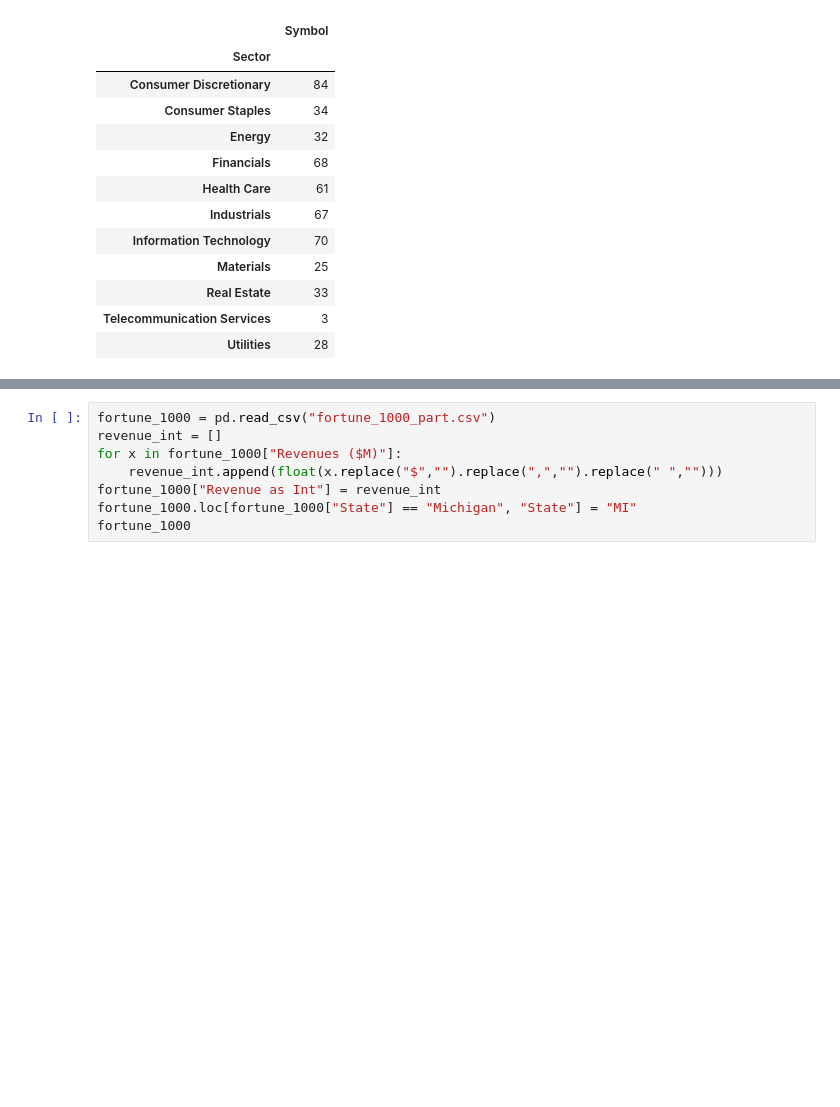
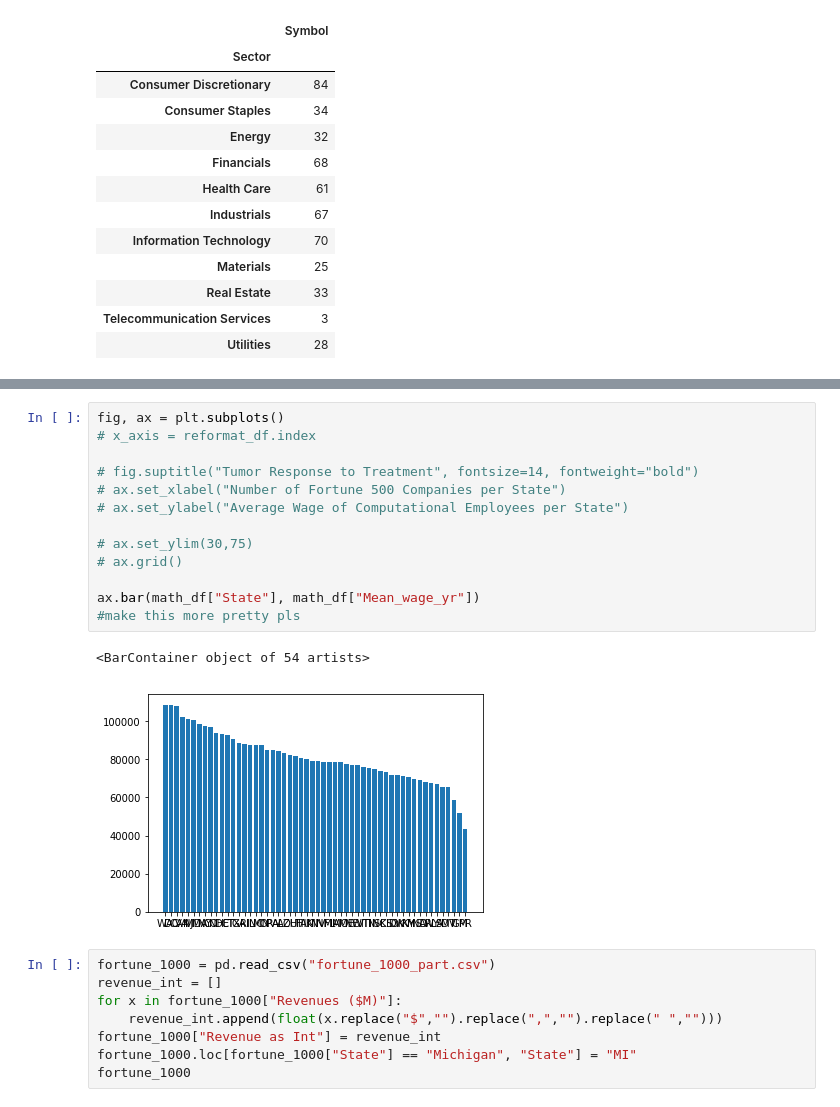
Before and after one commit to yujinie-choi/data_project_one, a Jupyter notebook: yujin_data.ipynb, the cells around one changed output, grey strips where cells are left out. Cells and saved outputs as stored; diff of their text form; blank space fills up the shorter version.

```diff
--- a/yujin_data.ipynb
+++ b/yujin_data.ipynb
@@ -55,3 +56,19 @@ math_df.head()
+# %%
+fig, ax = plt.subplots()
+# x_axis = reformat_df.index
+
+# fig.suptitle("Tumor Response to Treatment", fontsize=14, fontweight="bold")
+# ax.set_xlabel("Number of Fortune 500 Companies per State")
+# ax.set_ylabel("Average Wage of Computational Employees per State")
+
+# ax.set_ylim(30,75)
+# ax.grid()
+
+ax.bar(math_df["State"], math_df["Mean_wage_yr"])
+#make this more pretty pls
+# %% [output]
+<BarContainer object of 54 artists>
+[figure, added]
 # %%
 fortune_1000 = pd.read_csv("fortune_1000_part.csv")
 revenue_int = []
```
Also changed, not shown: parts of 7 cells of this notebook, 1 other file.
